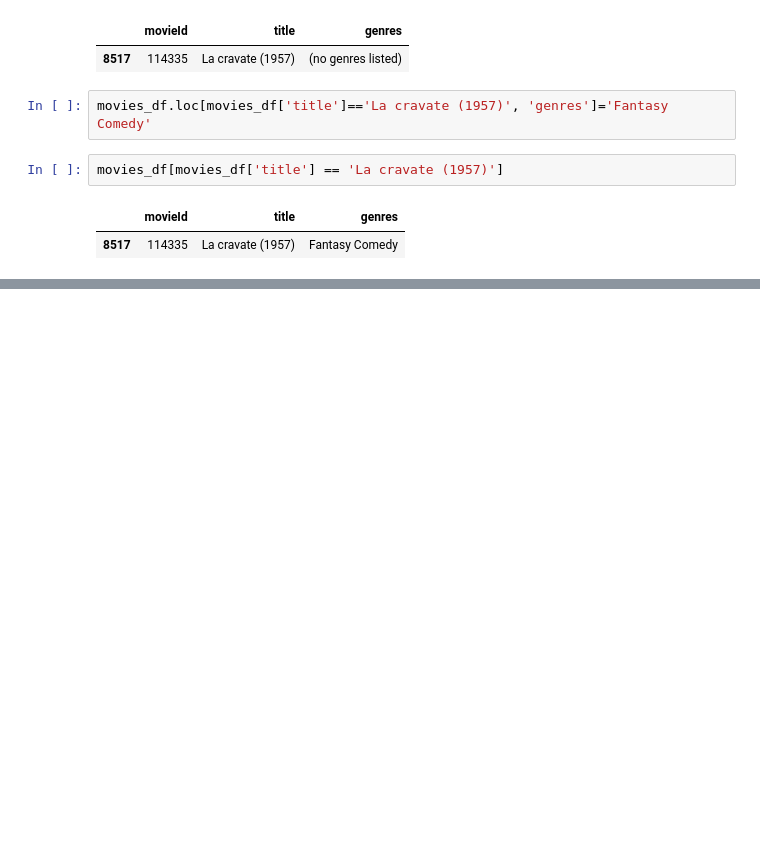
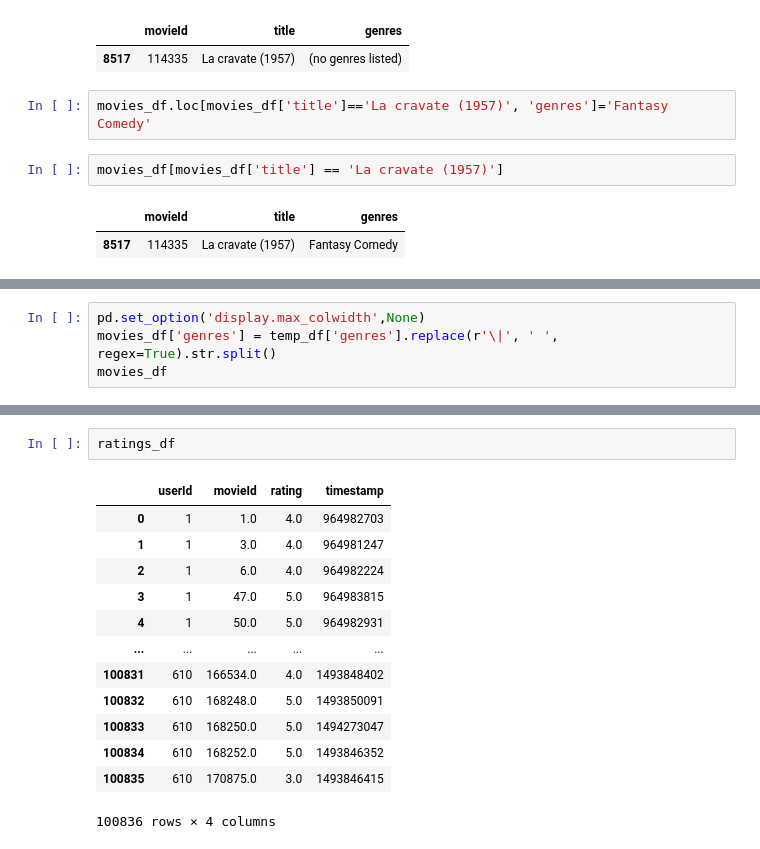
Before and after one commit to basamg912/item_based-recommendation-system, a Jupyter notebook: notebooks/item_based_CF.ipynb, the cells around one changed output, grey strips where cells are left out. Cells and saved outputs as stored; diff of their text form; blank space fills up the shorter version.

```diff
--- a/notebooks/item_based_CF.ipynb
+++ b/notebooks/item_based_CF.ipynb
@@ -421,0 +443,4 @@ movies_df.loc[movies_df['title']=='Ben-hur (2016)', 'genres'] = 'Action Adventur
+# %%
+pd.set_option('display.max_colwidth',None)
+movies_df['genres'] = temp_df['genres'].replace(r'\|', ' ', regex=True).str.split()
+movies_df
@@ -421,0 +535,16 @@ movies_df.loc[movies_df['title']=='Ben-hur (2016)', 'genres'] = 'Action Adventur
+# %%
+ratings_df
+# %% [output]
+|  | userId | movieId | rating | timestamp |
+| 0 | 1 | 1.0 | 4.0 | 964982703 |
+| 1 | 1 | 3.0 | 4.0 | 964981247 |
+| 2 | 1 | 6.0 | 4.0 | 964982224 |
+| 3 | 1 | 47.0 | 5.0 | 964983815 |
+| 4 | 1 | 50.0 | 5.0 | 964982931 |
+| ... | ... | ... | ... | ... |
+| 100831 | 610 | 166534.0 | 4.0 | 1493848402 |
+| 100832 | 610 | 168248.0 | 5.0 | 1493850091 |
+| 100833 | 610 | 168250.0 | 5.0 | 1494273047 |
+| 100834 | 610 | 168252.0 | 5.0 | 1493846352 |
+| 100835 | 610 | 170875.0 | 3.0 | 1493846415 |
+100836 rows × 4 columns
```
Also changed, not shown: parts of 16 cells of this notebook, 1 other file.
